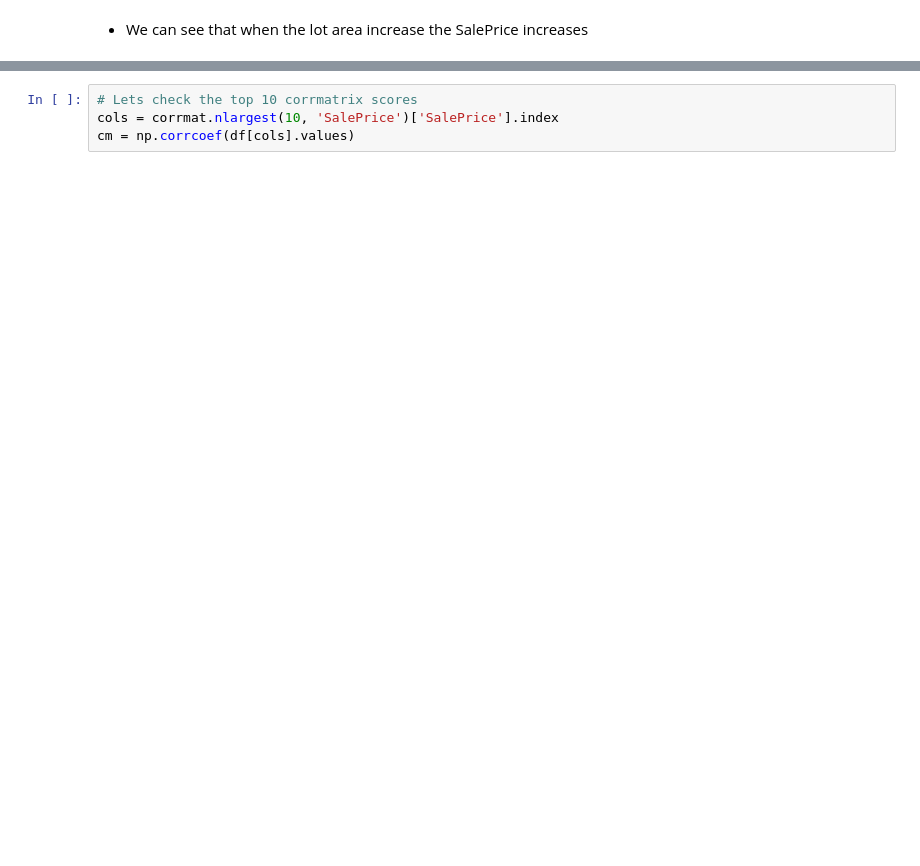
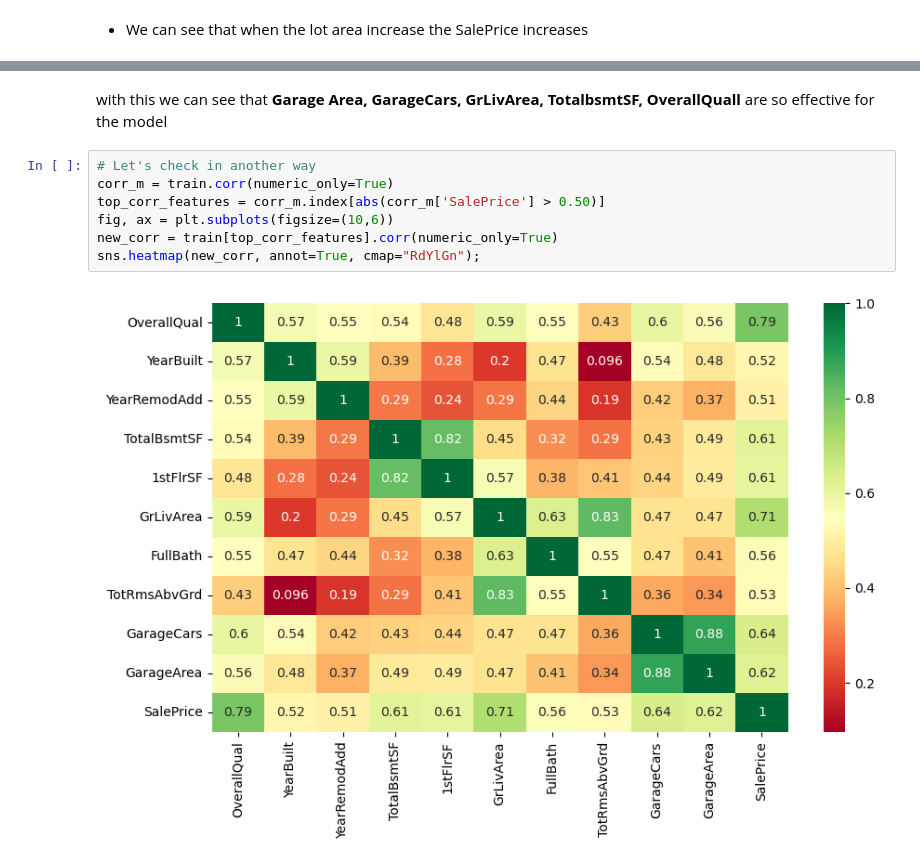
Before and after one commit to BilalDurmus08/house-prices-DS, a Jupyter notebook: end-to-end-house-price.ipynb, the cells around one changed output, grey strips where cells are left out. Cells and saved outputs as stored; diff of their text form; blank space fills up the shorter version.

```diff
--- a/end-to-end-house-price.ipynb
+++ b/end-to-end-house-price.ipynb
@@ -188,5 +172,12 @@ sns.heatmap(corrmat);
+# %% [markdown]
+with this we can see that **Garage Area, GarageCars, GrLivArea, TotalbsmtSF, OverallQuall** are so effective for the model
 # %%
-# Lets check the top 10 corrmatrix scores
-cols = corrmat.nlargest(10, 'SalePrice')['SalePrice'].index
-cm = np.corrcoef(df[cols].values)
+# Let's check in another way
+corr_m = train.corr(numeric_only=True)
+top_corr_features = corr_m.index[abs(corr_m['SalePrice'] > 0.50)]
+fig, ax = plt.subplots(figsize=(10,6))
+new_corr = train[top_corr_features].corr(numeric_only=True)
+sns.heatmap(new_corr, annot=True, cmap="RdYlGn");
+# %% [output]
+[figure, added]
 # %%
```
Also changed, not shown: parts of 29 cells of this notebook.
